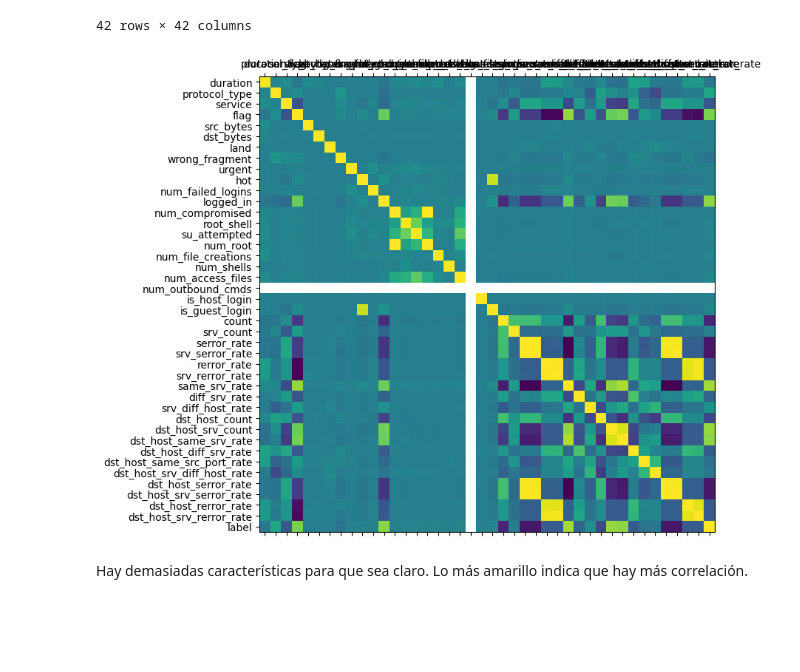
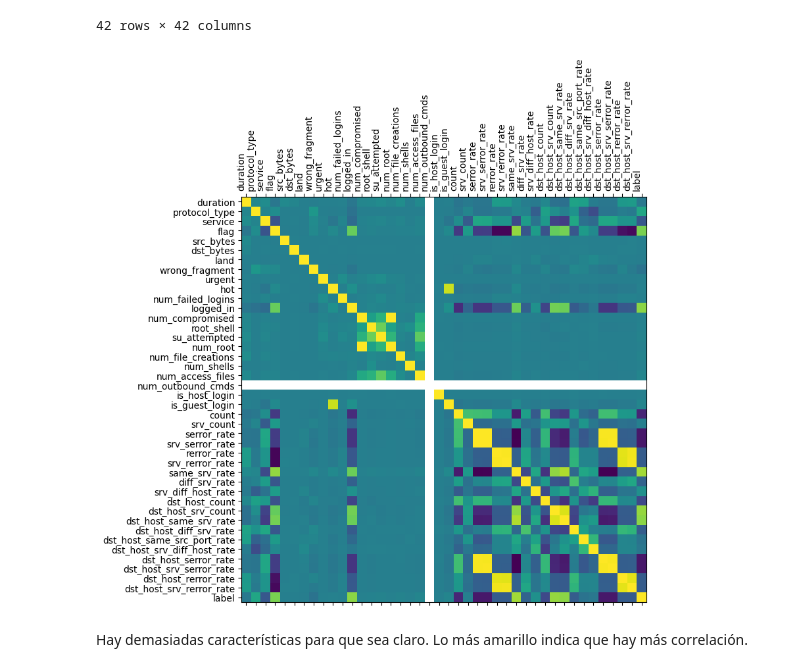
Before and after one commit to igijon/ML_Proyecto_Bases, a Jupyter notebook: Visualizacion_datos.ipynb, the cells around one changed output. Drawn from its saved outputs; the diff is of its cells as text; code cells hidden in the pictures; blank space fills up the shorter version.

```diff
--- a/Visualizacion_datos.ipynb
+++ b/Visualizacion_datos.ipynb
@@ -328,13 +328,14 @@ df.corr()
 # %%
 # Representar gráficamente la matriz de correlación
 corr = df.corr()
 fig, ax = plt.subplots(figsize=(8, 8))
 ax.matshow(corr)
 plt.xticks(range(len(corr.columns)), corr.columns);
+plt.xticks(rotation=90, ha='right')
 plt.yticks(range(len(corr.columns)), corr.columns);
 plt.show()
 # %% [output]
-[figure, old version]
+[figure, new version]
 # %% [markdown]
 Hay demasiadas características para que sea claro. Lo más amarillo indica que hay más correlación.
 # %%
```
Also changed, not shown: parts of 1 cell of this notebook, 5 other files.
